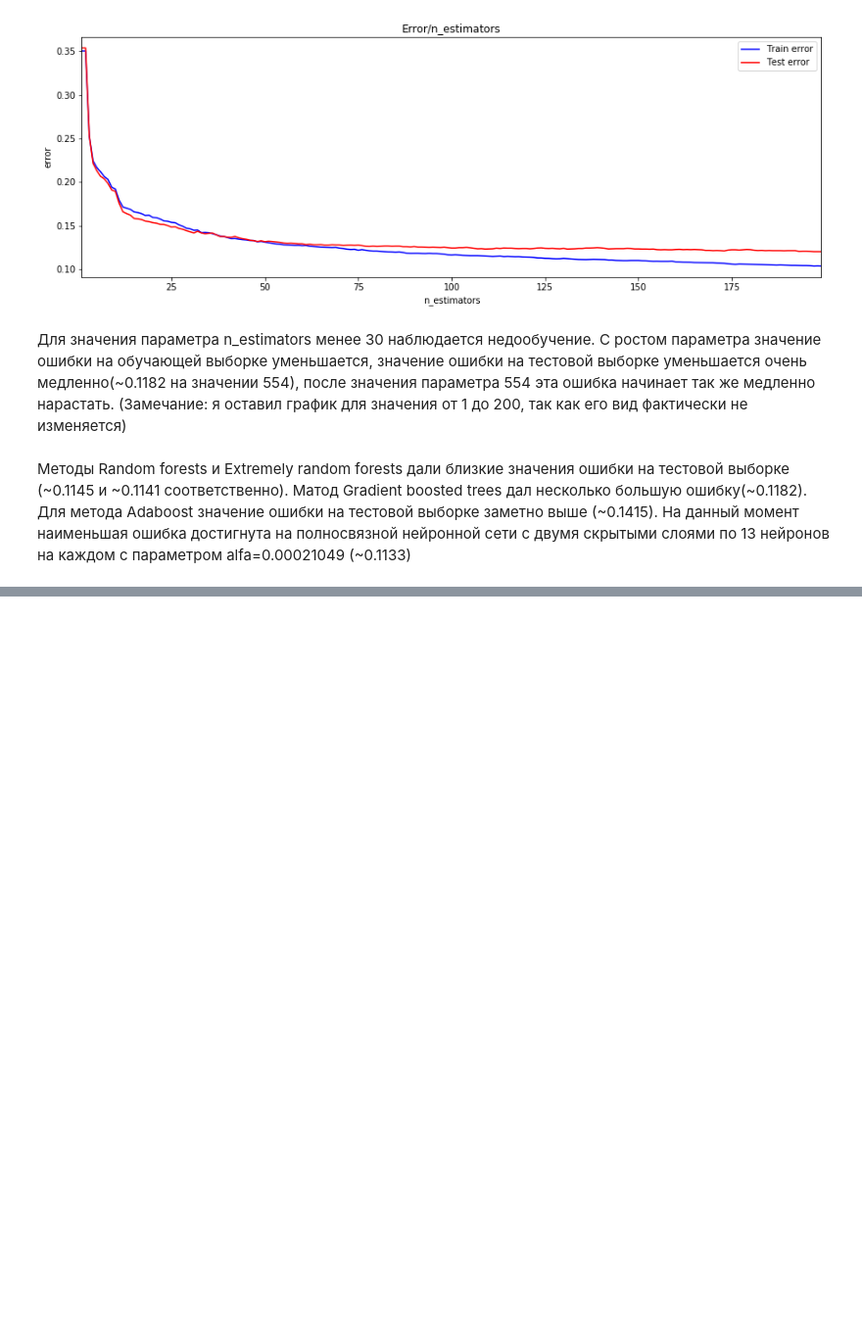
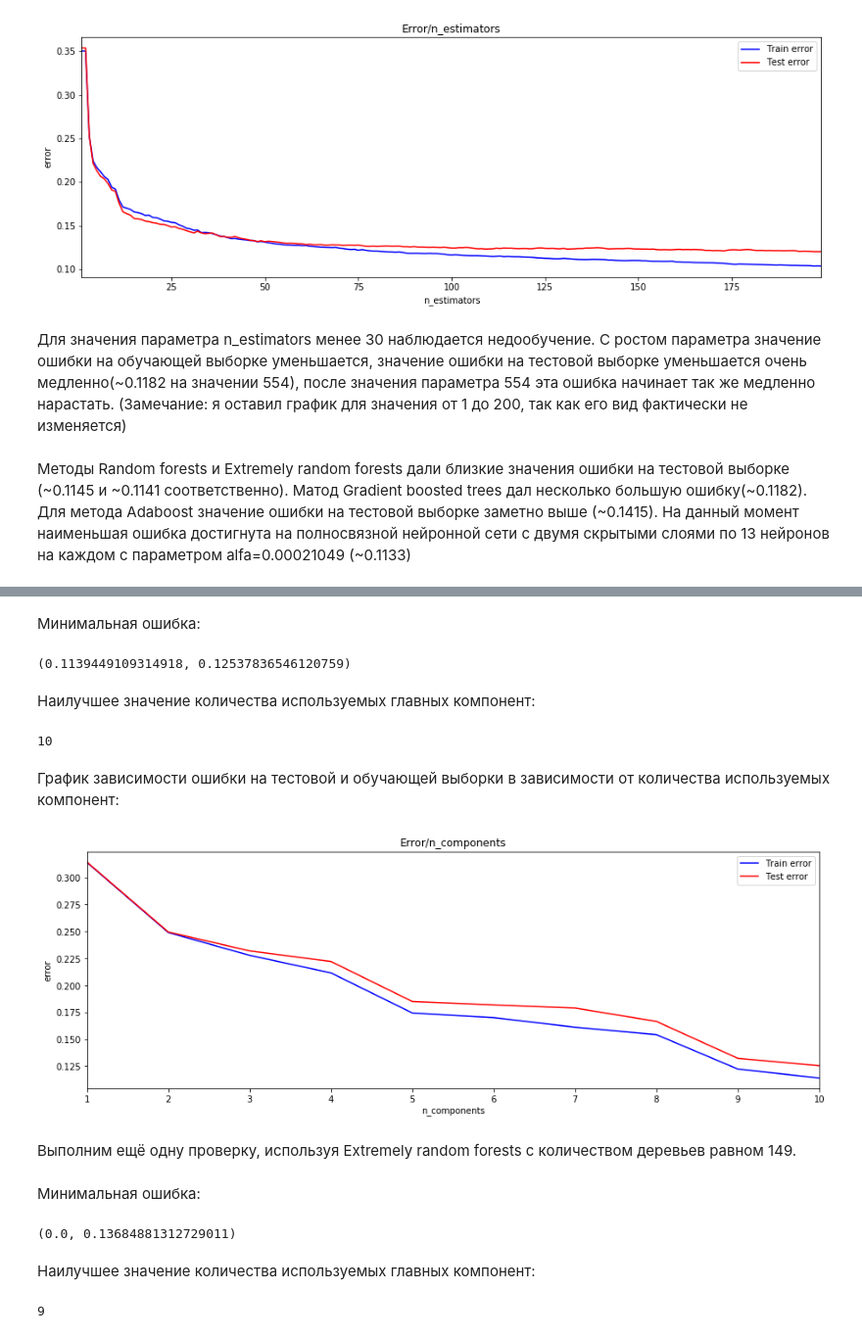
Before and after one commit to AntonChetverikov/anchet_ML_HW, a Jupyter notebook: Lab_ML_HW.ipynb, the cells around one changed output, grey strips where cells are left out. Shown at 98% size. Saved outputs shown, nothing was run; the diff lists cells and outputs as text; code cells hidden in the pictures; blank space fills up the shorter version.

```diff
--- a/Lab_ML_HW.ipynb
+++ b/Lab_ML_HW.ipynb
@@ -999,0 +1006,58 @@ pass
+# %%
+alpha_opt = 0.00021049
+
+neurs_opt_2 = 13
+# %%
+# Долго!
+n_comp_arr = np.arange(1, 11, 1)
+test_err = []
+train_err = []
+for n in n_comp_arr:
+    pca = PCA(n_components=n)
+    X_centered = X - X.mean(axis=0)
+    pca.fit(X_centered)
+    X_pca = pca.transform(X_centered)
+
+    X_train, X_test, y_train, y_test = train_test_split(X_pca, y, test_size = 0.33, random_state = 42)
+    N_test, _ = X_test.shape
+
+    mlp_model = MLPClassifier(alpha = alpha_opt, hidden_layer_sizes = (neurs_opt_2,neurs_opt_2),
+                          solver = 'lbfgs', activation = 'logistic', random_state = 42)
+    mlp_model.fit(X_train, y_train)
+
+    y_train_pred =  mlp_model.predict(X_train)
+    y_test_pred =   mlp_model.predict(X_test)
+
+    train_err.append(np.mean(y_train != y_train_pred))
+    test_err.append(np.mean(y_test != y_test_pred))
+# %% [markdown]
+Минимальная ошибка:
+# %%
+min_train_err = np.min(train_err)
+min_test_err = np.min(test_err)
+print(min_train_err, min_test_err)
+# %% [output]
+(0.1139449109314918, 0.12537836546120759)
+# %% [markdown]
+Наилучшее значение количества используемых главных компонент:
+# %%
+n_comp_opt = n_comp_arr[test_err == min_test_err][0]
+print(n_comp_opt)
+# %% [output]
+10
+# %% [markdown]
+График зависимости ошибки на тестовой и обучающей выборки в зависимости от количества используемых компонент:
+# %%
+plt.figure(figsize = (15, 5))
+plt.plot(n_comp_arr, train_err, 'b', label = 'Train error')
+plt.plot(n_comp_arr, test_err, 'r', label = 'Test error')
+plt.xlim([np.min(n_comp_arr), np.max(n_comp_arr)])
+plt.title('Error/n_components')
+plt.xlabel('n_components')
+plt.ylabel('error')
+plt.legend()
+pass
+# %% [output]
+[figure, added]
+# %% [markdown]
+Выполним ещё одну проверку, используя Extremely random forests с количеством деревьев равном 149.
@@ -999,0 +1091,15 @@ pass
+# %% [markdown]
+Минимальная ошибка:
+# %%
+min_train_err = np.min(train_err)
+min_test_err = np.min(test_err)
+print(min_train_err, min_test_err)
+# %% [output]
+(0.0, 0.13684881312729011)
+# %% [markdown]
+Наилучшее значение количества используемых главных компонент:
+# %%
+n_comp_opt = n_comp_arr[test_err == min_test_err][0]
+print(n_comp_opt)
+# %% [output]
+9
```
Also changed, not shown: parts of 8 cells of this notebook.
